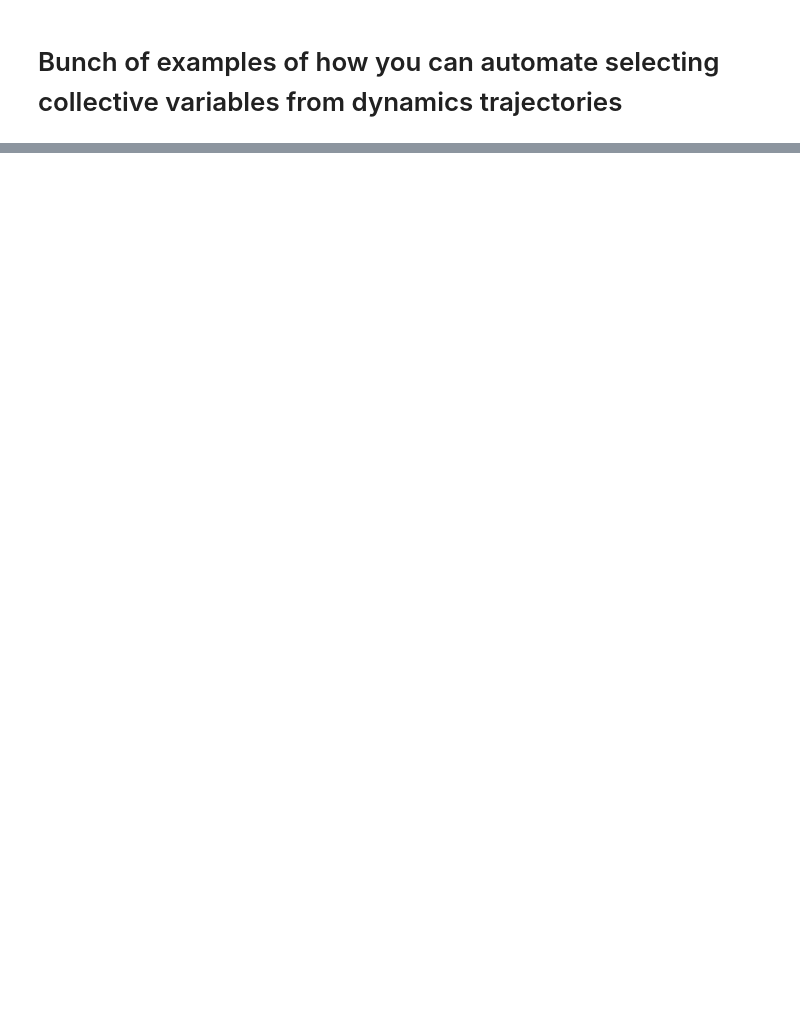
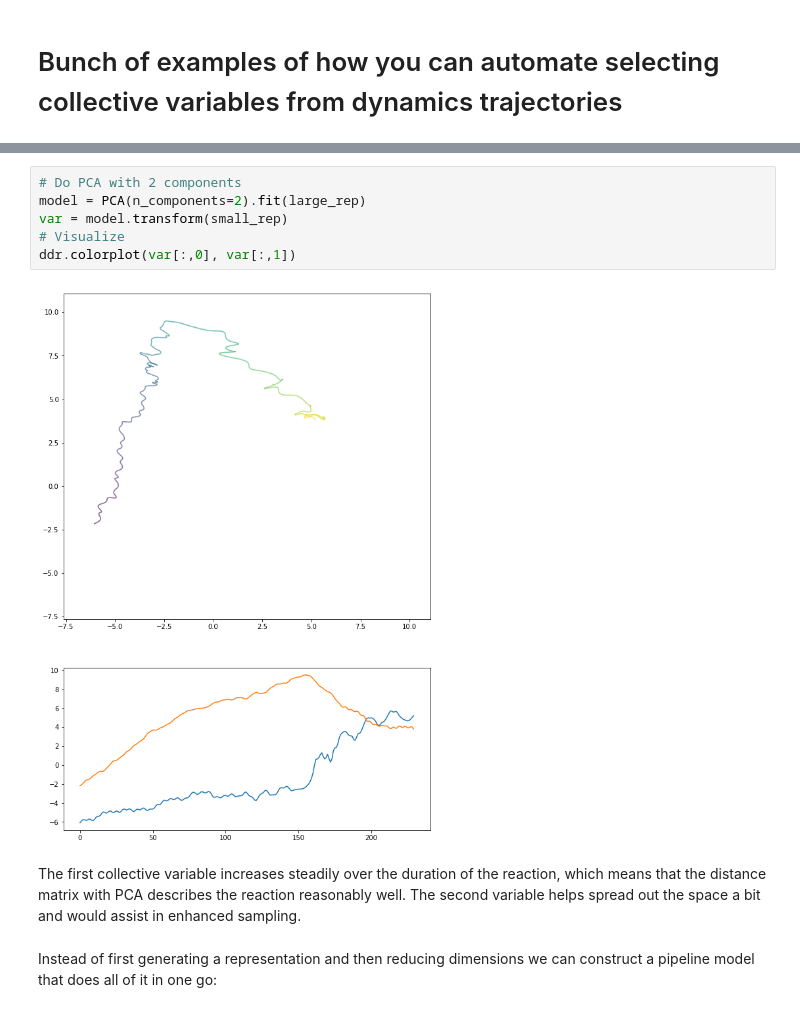
Before and after one commit to fagan2888/ddr, a Jupyter notebook: examples.ipynb, the cells around one changed output, grey strips where cells are left out. Drawn from its saved outputs; the diff is of its cells as text; blank space fills up the shorter version.

```diff
--- a/examples.ipynb
+++ b/examples.ipynb
@@ -203,0 +63,12 @@ KeyboardInterrupt:
+# %%
+# Do PCA with 2 components
+model = PCA(n_components=2).fit(large_rep)
+var = model.transform(small_rep)
+# Visualize
+ddr.colorplot(var[:,0], var[:,1])
+# %% [output]
+[figure, added]
+# %% [markdown]
+The first collective variable increases steadily over the duration of the reaction, which means that the distance matrix with PCA describes the reaction reasonably well. The second variable helps spread out the space a bit and would assist in enhanced sampling.
+# %% [markdown]
+Instead of first generating a representation and then reducing dimensions we can construct a pipeline model that does all of it in one go:
```
Also changed, not shown: parts of 49 cells of this notebook, 12 other files.
